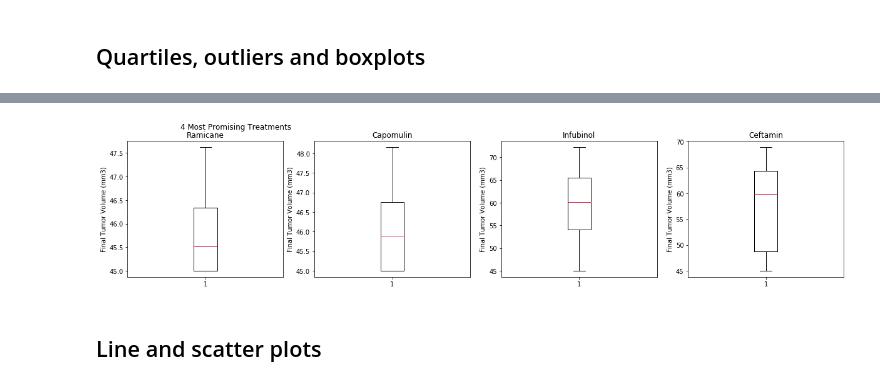
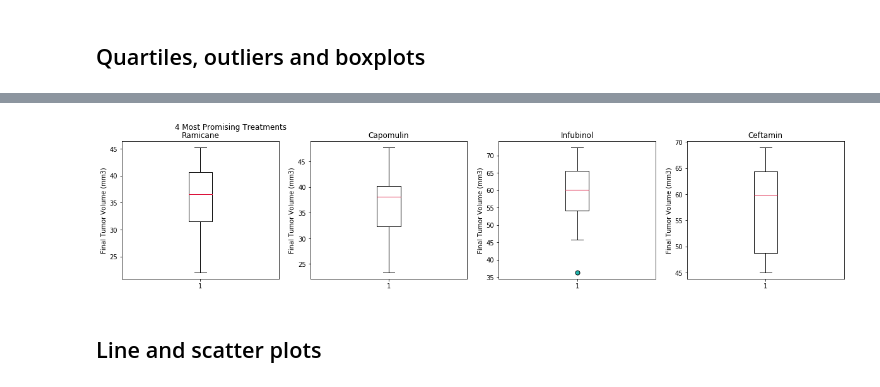
Before and after one commit to makeller234/matplotlib-challenge, a Jupyter notebook: Pymaceuticals/makeller_homework5.ipynb, the cells around one changed output, grey strips where cells are left out. Cells and saved outputs as stored; diff of their text form; code cells hidden in the pictures.

Commit message:
woot, fixed the boxplots

```diff
--- a/Pymaceuticals/makeller_homework5.ipynb
+++ b/Pymaceuticals/makeller_homework5.ipynb
@@ -193,25 +187,0 @@ plt.show()
-# %%
-fourTreatments = mouseStudy.loc[((mouseStudy["Drug Regimen"]=="Ramicane") |
-                                        (mouseStudy["Drug Regimen"]=="Capomulin") |
-                                         (mouseStudy["Drug Regimen"]=="Infubinol") |
-                                        (mouseStudy["Drug Regimen"]=="Ceftamin"))]
-
-treatmentsGrouped = fourTreatments.groupby(["Mouse ID", "Drug Regimen"])["Timepoint", "Tumor Volume (mm3)"].max()
-
-treatmentsGroupedDf = pd.DataFrame(treatmentsGrouped)
-
-
-fourTreatmentsFinal = pd.merge(fourTreatments, treatmentsGroupedDf, how ="inner", on =["Mouse ID", "Drug Regimen",
-                                                                                       "Timepoint"])
-
-fourTreatmentsFinal = fourTreatmentsFinal.rename(columns ={"Tumor Volume (mm3)_y": "Final Tumor Volume (mm3)"})
-
-ramicaneFinalTumorVol = fourTreatmentsFinal.loc[fourTreatmentsFinal["Drug Regimen"]=="Ramicane",
-                                                ["Final Tumor Volume (mm3)"]]
-capomulinFinalTumorVol = fourTreatmentsFinal.loc[fourTreatmentsFinal["Drug Regimen"]=="Capomulin",
-                                                 ["Final Tumor Volume (mm3)"]]
-infubinolFinalTumorVol = fourTreatmentsFinal.loc[fourTreatmentsFinal["Drug Regimen"]=="Infubinol",
-                                                 ["Final Tumor Volume (mm3)"]]
-ceftaminFinalTumorVol = fourTreatmentsFinal.loc[fourTreatmentsFinal["Drug Regimen"]=="Ceftamin",
-                                                ["Final Tumor Volume (mm3)"]]
-fourTreatmentsFinal
@@ -232,29 +188,29 @@ fourTreatmentsFinal
 # %%
 # Generate a box plot of the final tumor volume of each mouse across four regimens of interest
 fig, axs = plt.subplots(1,4)
 fig.suptitle("4 Most Promising Treatments")
 
 flierprops = dict(marker='o', markerfacecolor='lightseagreen', markersize=7, linestyle='none')
 medianprops= dict(color="crimson")
 
-axs[0].boxplot(ramicaneFinalTumorVol["Final Tumor Volume (mm3)"], flierprops=flierprops, medianprops=medianprops)
+axs[0].boxplot(ramicaneFinalTumorVol["Tumor Volume (mm3)"], flierprops=flierprops, medianprops=medianprops)
 axs[0].set_title("Ramicane")
 axs[0].set_ylabel("Final Tumor Volume (mm3)")
-axs[1].boxplot(capomulinFinalTumorVol["Final Tumor Volume (mm3)"], flierprops=flierprops, medianprops=medianprops)
+axs[1].boxplot(capomulinFinalTumorVol["Tumor Volume (mm3)"], flierprops=flierprops, medianprops=medianprops)
 axs[1].set_title("Capomulin")
 axs[1].set_ylabel("Final Tumor Volume (mm3)")
-axs[2].boxplot(infubinolFinalTumorVol["Final Tumor Volume (mm3)"], flierprops=flierprops, medianprops=medianprops)
+axs[2].boxplot(infubinolFinalTumorVol["Tumor Volume (mm3)"], flierprops=flierprops, medianprops=medianprops)
 axs[2].set_title("Infubinol")
 axs[2].set_ylabel("Final Tumor Volume (mm3)")
-axs[3].boxplot(ceftaminFinalTumorVol["Final Tumor Volume (mm3)"], flierprops=flierprops, medianprops=medianprops)
+axs[3].boxplot(ceftaminFinalTumorVol["Tumor Volume (mm3)"], flierprops=flierprops, medianprops=medianprops)
 axs[3].set_title("Ceftamin")
 axs[3].set_ylabel("Final Tumor Volume (mm3)")
 
 
 plt.subplots_adjust(left = 0.1, bottom = None, right = 2.75, top = None, wspace = 0.2, hspace = 0.2)
 plt.show()
 # %% [output]
-[figure, old version]
+[figure, new version]
 # %% [markdown]
 ## Line and scatter plots
 # %%
```
Also changed, not shown: parts of 6 cells of this notebook.
